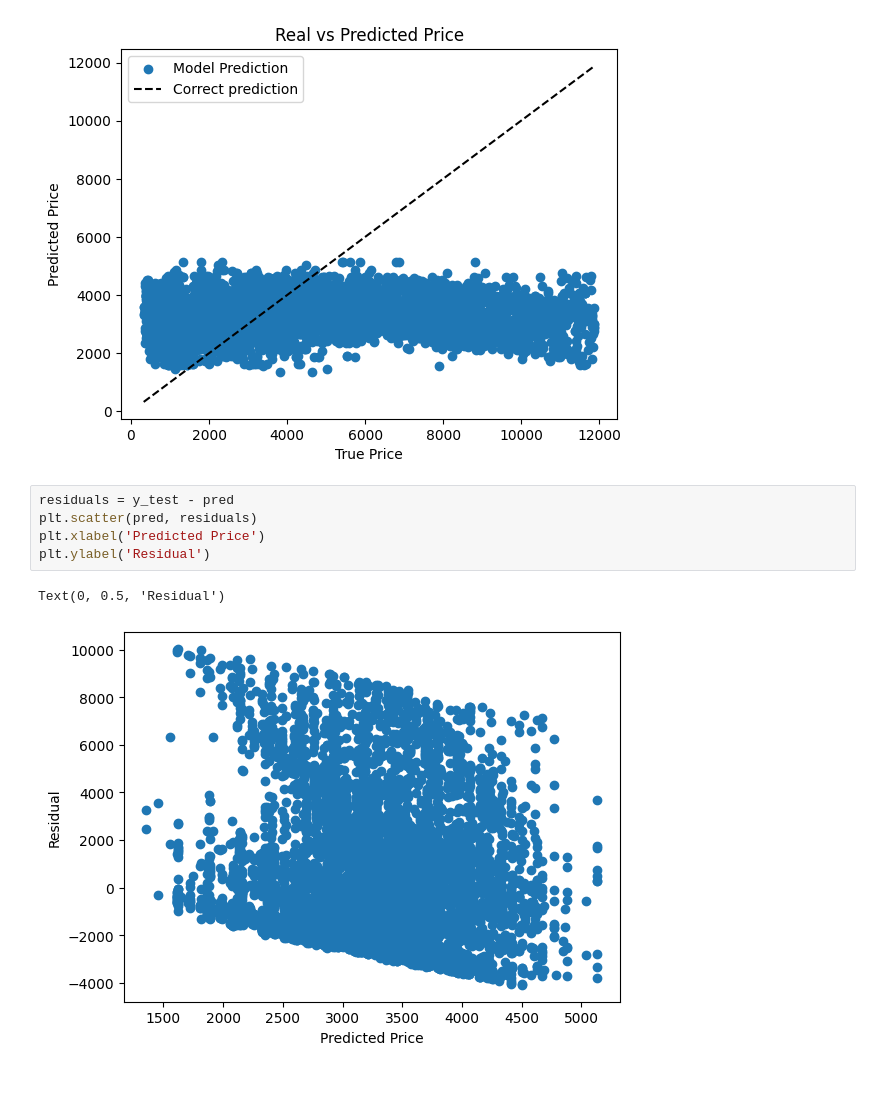
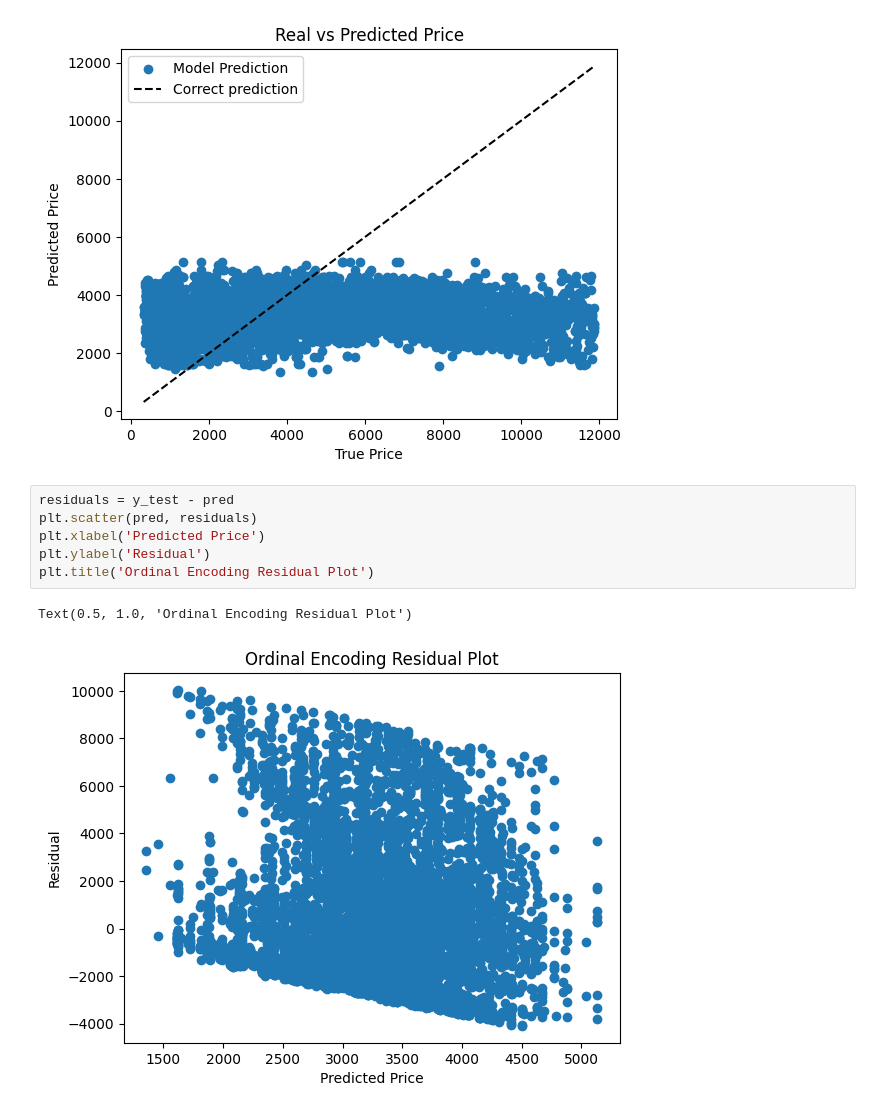
Before and after one commit to AvyayaJha/Diamonds-Research-Project, a Jupyter notebook: Diamonds_Research_Project.ipynb, the cells around one changed output. Cells and saved outputs as stored; diff of their text form; blank space fills up the shorter version.

```diff
--- a/Diamonds_Research_Project.ipynb
+++ b/Diamonds_Research_Project.ipynb
@@ -470,9 +470,10 @@ R2 score:  0.047813211669656464
 # %%
 residuals = y_test - pred
 plt.scatter(pred, residuals)
 plt.xlabel('Predicted Price')
 plt.ylabel('Residual')
+plt.title('Ordinal Encoding Residual Plot')
 # %% [output]
-Text(0, 0.5, 'Residual')
+Text(0.5, 1.0, 'Ordinal Encoding Residual Plot')
-[figure, old version]
+[figure, new version]
 # %%
```
Also changed, not shown: parts of 11 cells of this notebook.
